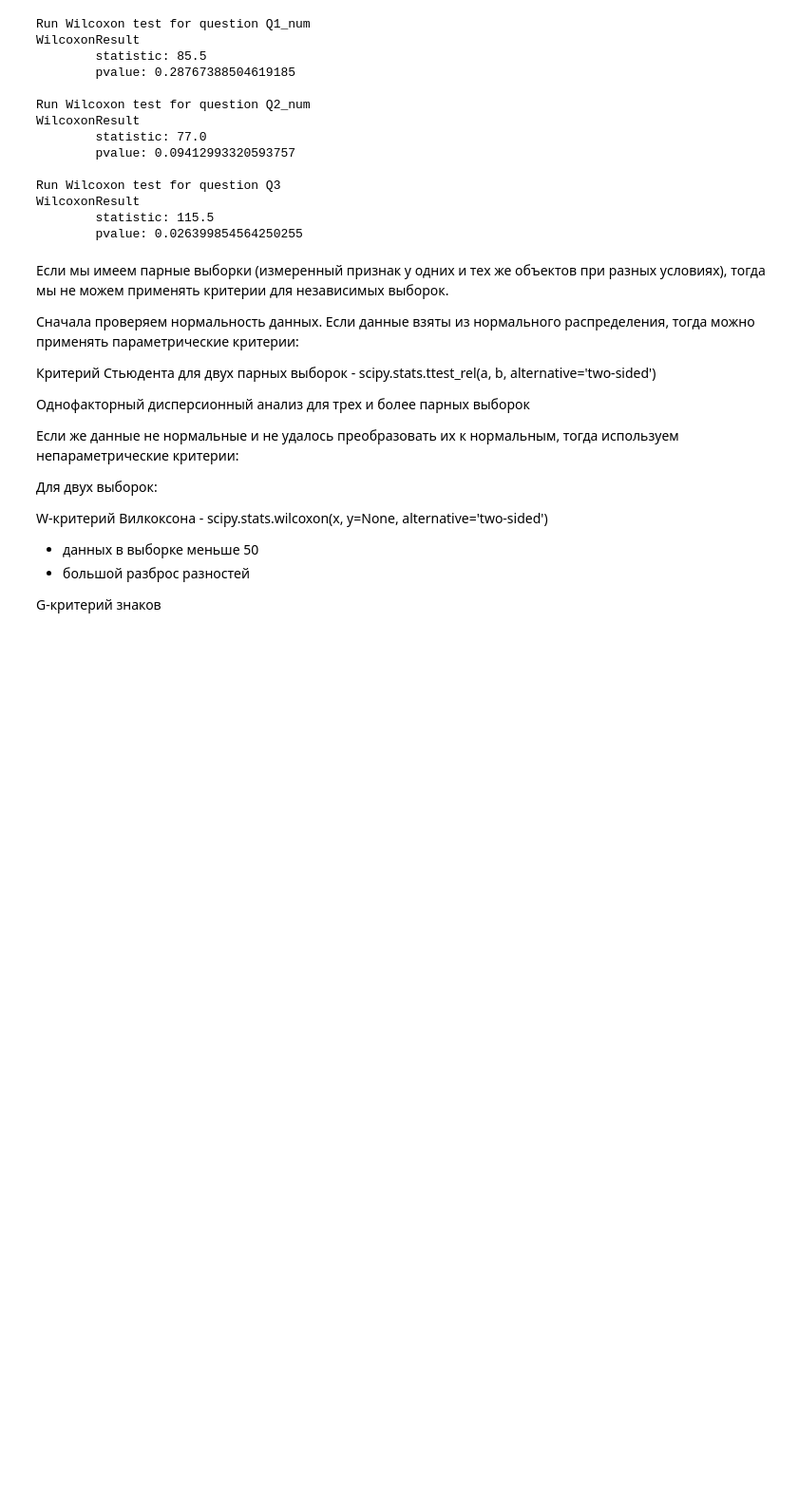
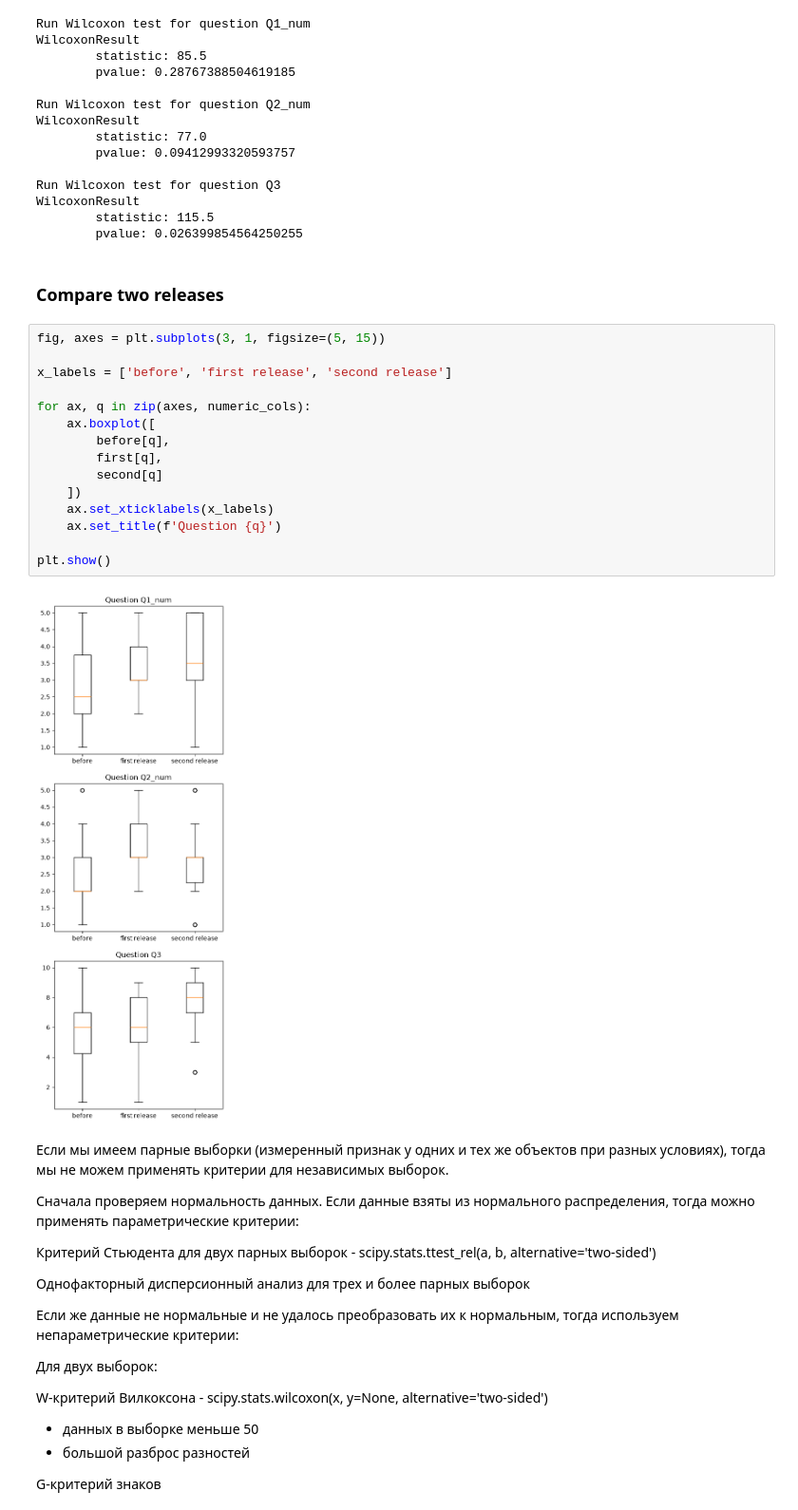
Before and after one commit to TAbramovskaya/code-and-notes, a Jupyter notebook: jnb_08_paired_observations.ipynb, the cells around one changed output. Shown at 95% size. Drawn from its saved outputs; the diff is of its cells as text; blank space fills up the shorter version.

Commit message:
Paired observations: boxplots added

```diff
--- a/jnb_08_paired_observations.ipynb
+++ b/jnb_08_paired_observations.ipynb
@@ -287,6 +287,25 @@ Run Wilcoxon test for question Q3
 WilcoxonResult
         statistic: 115.5
         pvalue: 0.026399854564250255
+# %% [markdown]
+### Compare two releases
+# %%
+fig, axes = plt.subplots(3, 1, figsize=(5, 15))
+
+x_labels = ['before', 'first release', 'second release']
+
+for ax, q in zip(axes, numeric_cols):
+    ax.boxplot([
+        before[q],
+        first[q],
+        second[q]
+    ])
+    ax.set_xticklabels(x_labels)
+    ax.set_title(f'Question {q}')
+
+plt.show()
+# %% [output]
+[figure, added]
 # %% [markdown]
 Если мы имеем парные выборки (измеренный признак у одних и тех же объектов при разных условиях), тогда мы не можем применять критерии для независимых выборок.
 
```
